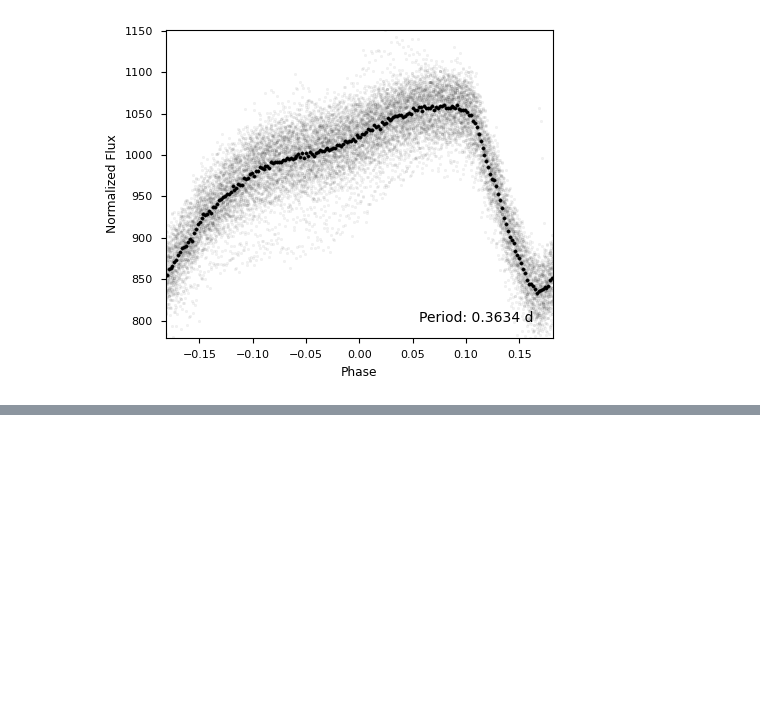
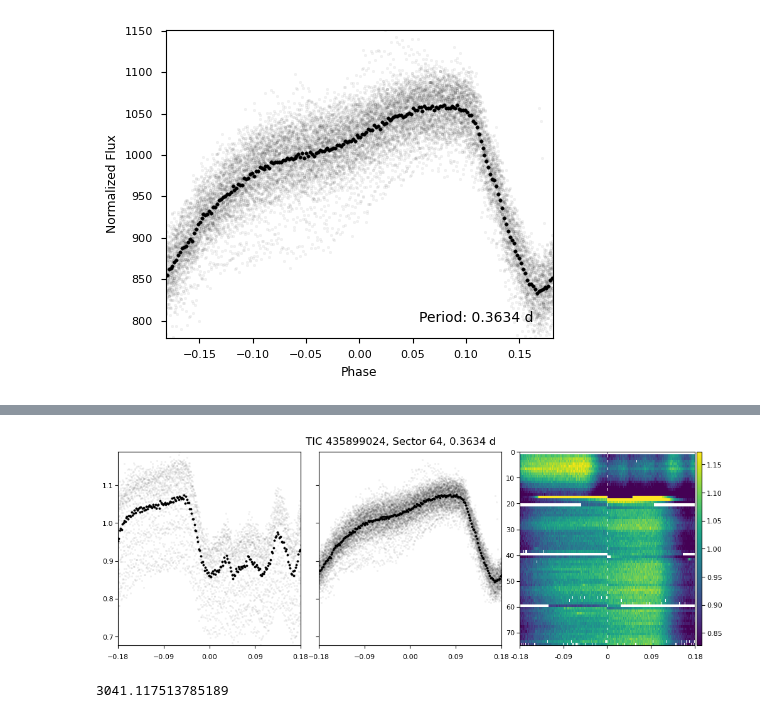
Before and after one commit to sarahedraves/complexrotators, a Jupyter notebook: splitsectors.ipynb, the cells around one changed output, grey strips where cells are left out. Drawn from its saved outputs; the diff is of its cells as text; code cells hidden in the pictures; blank space fills up the shorter version.

```diff
--- a/splitsectors.ipynb
+++ b/splitsectors.ipynb
@@ -104,0 +233,4 @@ subgraph_phaselc(lc64h2,period=per64,bintime=bin64,epoch_time=epoch64)
+# %%
+double_lc_withriver(28,64,(3046.9,3047.5))
+# %% [output]
+[figure, added]
@@ -104,0 +260,4 @@ subgraph_phaselc(lc64h2,period=per64,bintime=bin64,epoch_time=epoch64)
+# %%
+print(epoch)
+# %% [output]
+3041.117513785189
```
Also changed, not shown: parts of 8 cells of this notebook, 6 other files.
